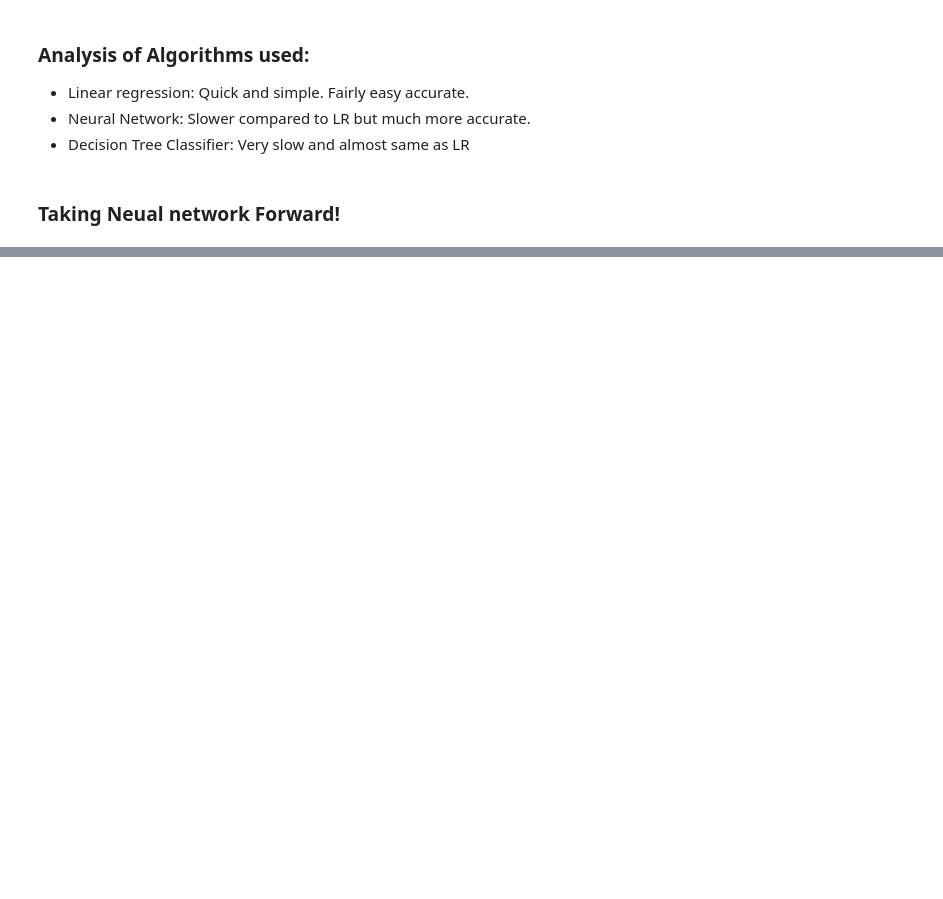
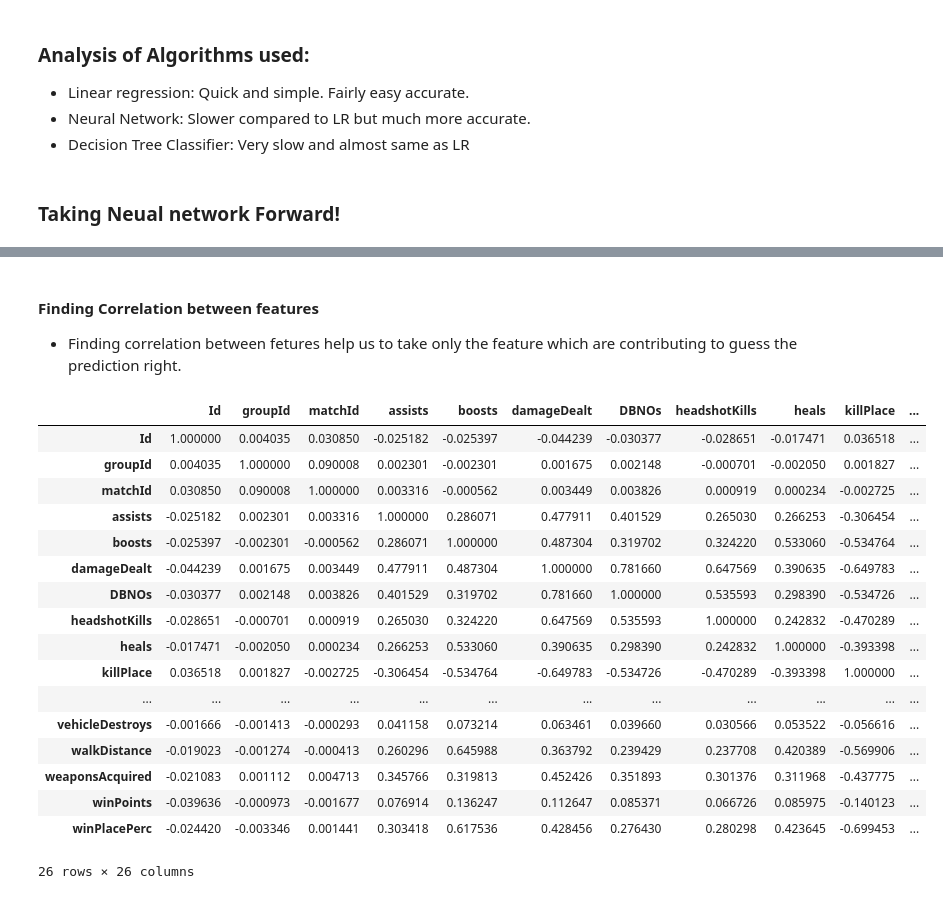
Before and after one commit to bipin2295/PUBG_analysis, a Jupyter notebook: PUBG_prediction.ipynb, the cells around one changed output, grey strips where cells are left out. Saved outputs shown, nothing was run; the diff lists cells and outputs as text; code cells hidden in the pictures; blank space fills up the shorter version.

```diff
--- a/PUBG_prediction.ipynb
+++ b/PUBG_prediction.ipynb
@@ -393,0 +398,3 @@ plt.show()
+# %% [markdown]
+#### Finding Correlation between features
+- Finding correlation between fetures help us to take only the feature which are contributing to guess the prediction right.
@@ -393,0 +403,21 @@ plt.show()
+# %%
+corr
+# %% [output]
+|  | Id | groupId | matchId | assists | boosts | damageDealt | DBNOs | headshotKills | heals | killPlace | ... |
+| Id | 1.000000 | 0.004035 | 0.030850 | -0.025182 | -0.025397 | -0.044239 | -0.030377 | -0.028651 | -0.017471 | 0.036518 | ... |
+| groupId | 0.004035 | 1.000000 | 0.090008 | 0.002301 | -0.002301 | 0.001675 | 0.002148 | -0.000701 | -0.002050 | 0.001827 | ... |
+| matchId | 0.030850 | 0.090008 | 1.000000 | 0.003316 | -0.000562 | 0.003449 | 0.003826 | 0.000919 | 0.000234 | -0.002725 | ... |
+| assists | -0.025182 | 0.002301 | 0.003316 | 1.000000 | 0.286071 | 0.477911 | 0.401529 | 0.265030 | 0.266253 | -0.306454 | ... |
+| boosts | -0.025397 | -0.002301 | -0.000562 | 0.286071 | 1.000000 | 0.487304 | 0.319702 | 0.324220 | 0.533060 | -0.534764 | ... |
+| damageDealt | -0.044239 | 0.001675 | 0.003449 | 0.477911 | 0.487304 | 1.000000 | 0.781660 | 0.647569 | 0.390635 | -0.649783 | ... |
+| DBNOs | -0.030377 | 0.002148 | 0.003826 | 0.401529 | 0.319702 | 0.781660 | 1.000000 | 0.535593 | 0.298390 | -0.534726 | ... |
+| headshotKills | -0.028651 | -0.000701 | 0.000919 | 0.265030 | 0.324220 | 0.647569 | 0.535593 | 1.000000 | 0.242832 | -0.470289 | ... |
+| heals | -0.017471 | -0.002050 | 0.000234 | 0.266253 | 0.533060 | 0.390635 | 0.298390 | 0.242832 | 1.000000 | -0.393398 | ... |
+| killPlace | 0.036518 | 0.001827 | -0.002725 | -0.306454 | -0.534764 | -0.649783 | -0.534726 | -0.470289 | -0.393398 | 1.000000 | ... |
+| ... | ... | ... | ... | ... | ... | ... | ... | ... | ... | ... | ... |
+| vehicleDestroys | -0.001666 | -0.001413 | -0.000293 | 0.041158 | 0.073214 | 0.063461 | 0.039660 | 0.030566 | 0.053522 | -0.056616 | ... |
+| walkDistance | -0.019023 | -0.001274 | -0.000413 | 0.260296 | 0.645988 | 0.363792 | 0.239429 | 0.237708 | 0.420389 | -0.569906 | ... |
+| weaponsAcquired | -0.021083 | 0.001112 | 0.004713 | 0.345766 | 0.319813 | 0.452426 | 0.351893 | 0.301376 | 0.311968 | -0.437775 | ... |
+| winPoints | -0.039636 | -0.000973 | -0.001677 | 0.076914 | 0.136247 | 0.112647 | 0.085371 | 0.066726 | 0.085975 | -0.140123 | ... |
+| winPlacePerc | -0.024420 | -0.003346 | 0.001441 | 0.303418 | 0.617536 | 0.428456 | 0.276430 | 0.280298 | 0.423645 | -0.699453 | ... |
+26 rows × 26 columns
```
Also changed, not shown: parts of 31 cells of this notebook.
